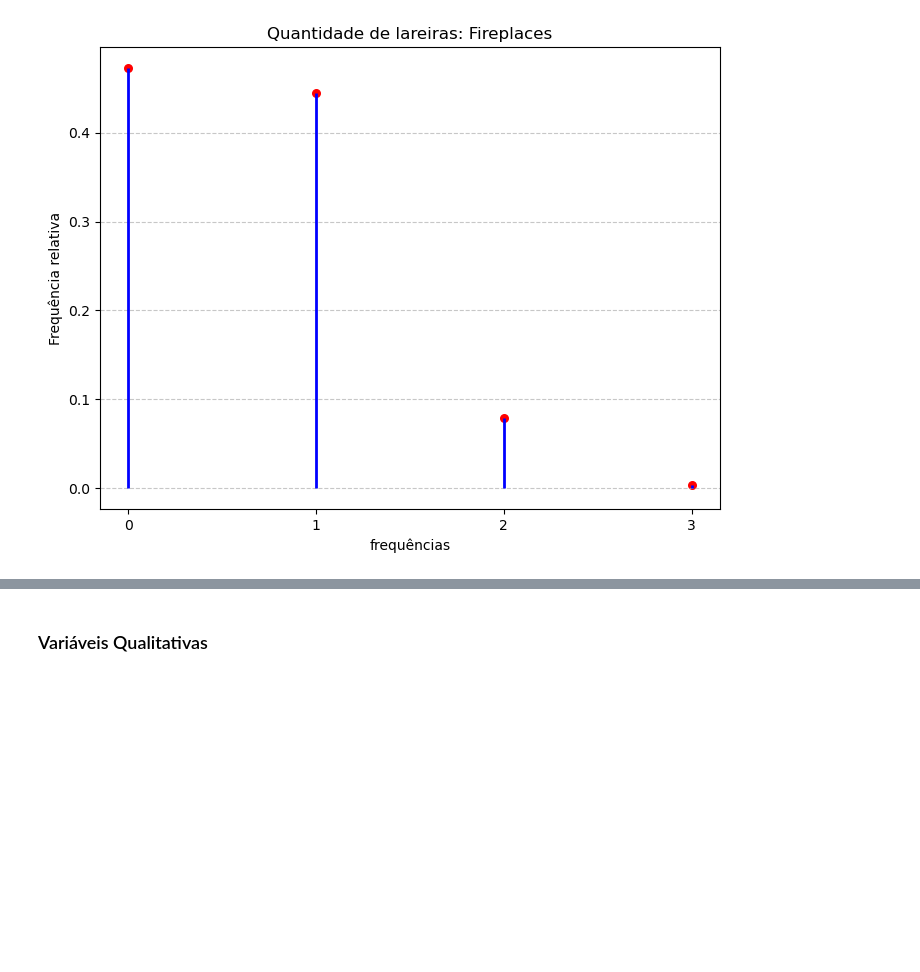
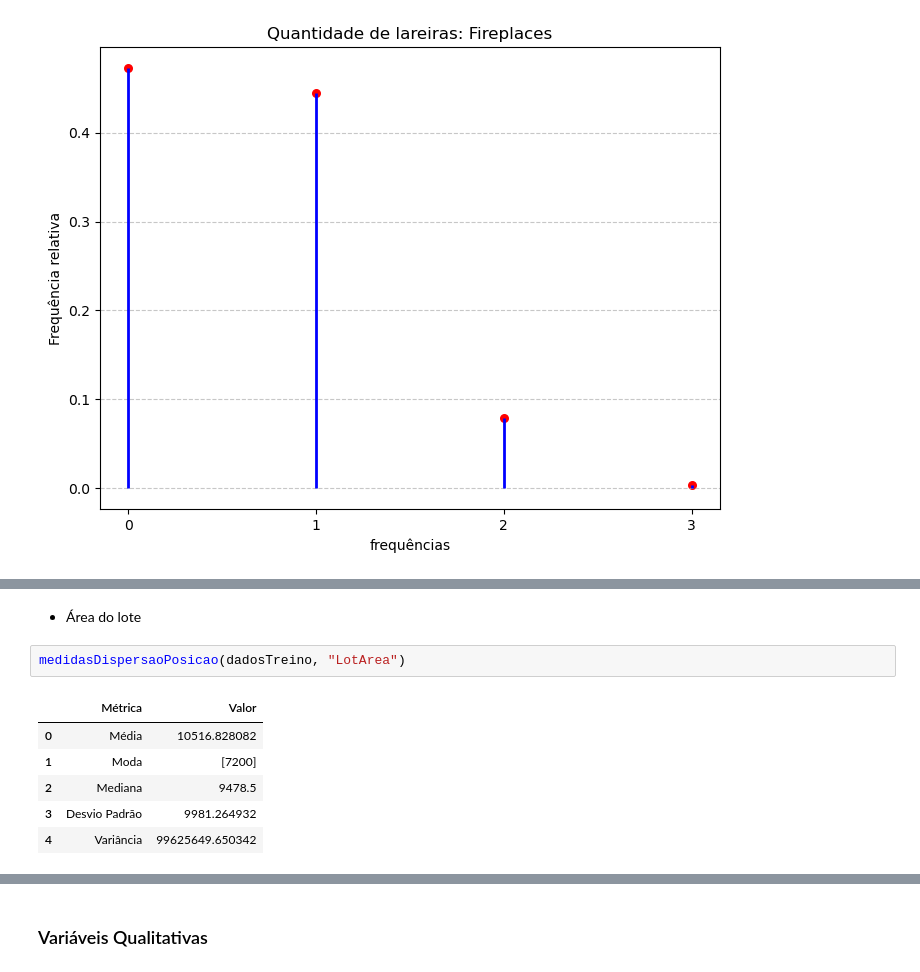
Before and after one commit to Cauaxavier/projeto-ti, a Jupyter notebook: main.ipynb, the cells around one changed output, grey strips where cells are left out. Cells and saved outputs as stored; diff of their text form; blank space fills up the shorter version.

```diff
--- a/main.ipynb
+++ b/main.ipynb
@@ -258,0 +341,11 @@ graficoDiscreto(dadosTreino, "Fireplaces", "Quantidade de lareiras")
+# %% [markdown]
+- Área do lote
+# %%
+medidasDispersaoPosicao(dadosTreino, "LotArea")
+# %% [output]
+|  | Métrica | Valor |
+| 0 | Média | 10516.828082 |
+| 1 | Moda | [7200] |
+| 2 | Mediana | 9478.5 |
+| 3 | Desvio Padrão | 9981.264932 |
+| 4 | Variância | 99625649.650342 |
```
Also changed, not shown: parts of 15 cells of this notebook.
